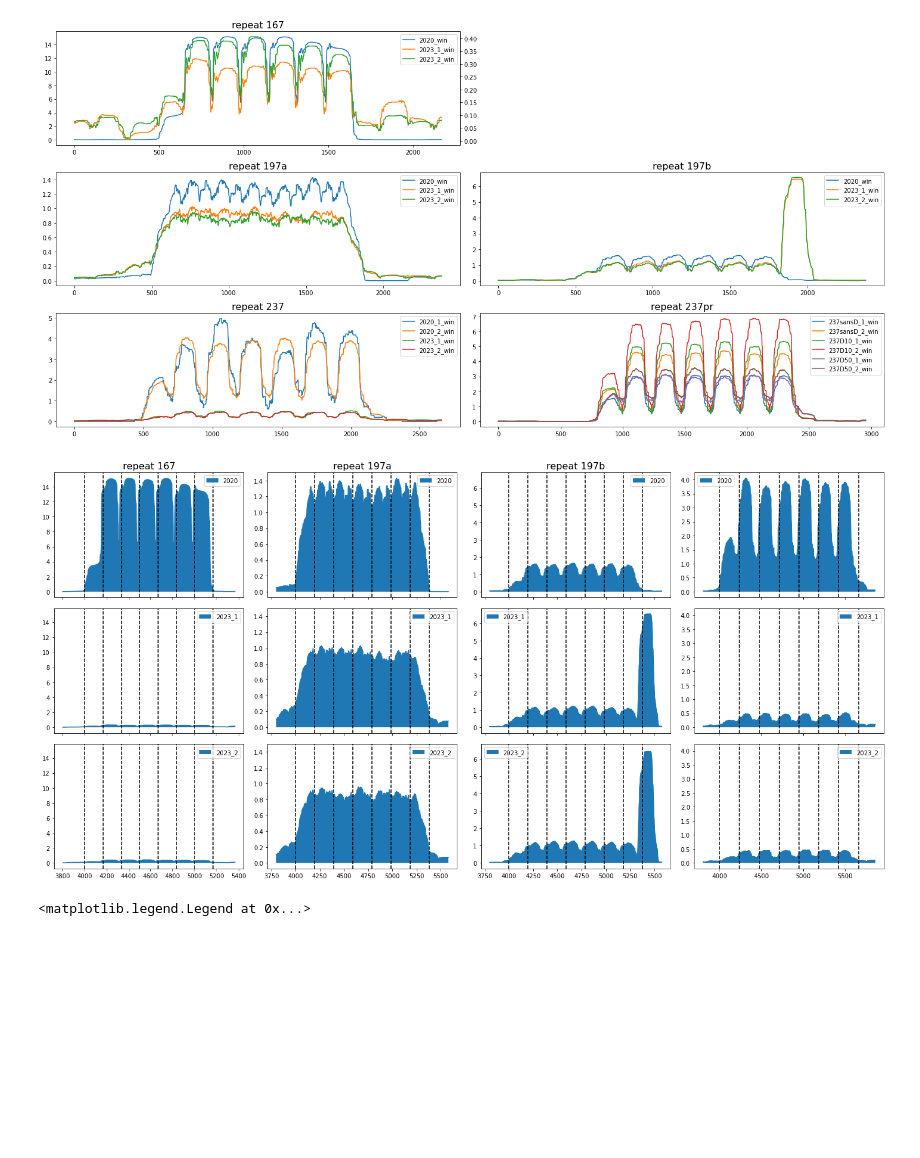
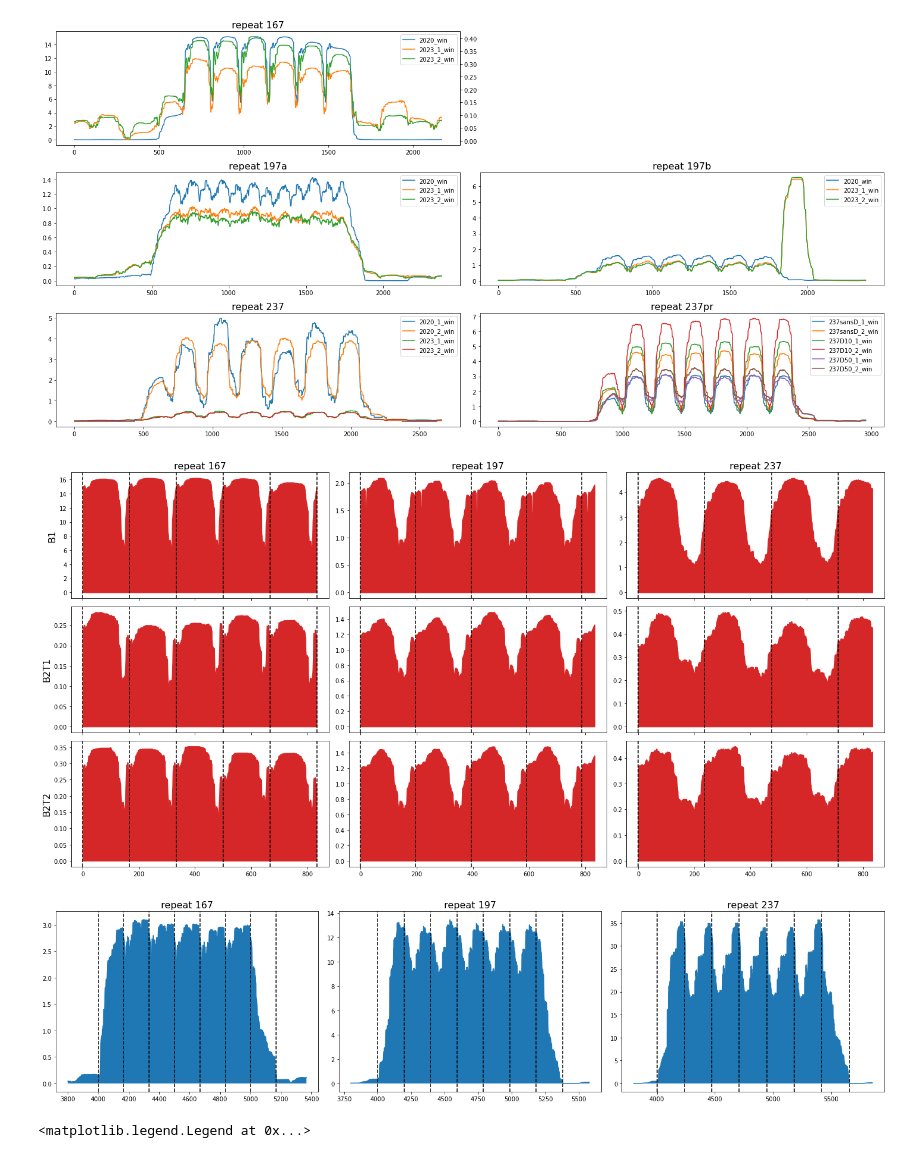
Before and after one commit to Alexwestbrook/mnhn-internship_DeepCNN_ChIP-seq, a Jupyter notebook: JB_alignment_analysis.ipynb, the cells around one changed output. Cells and saved outputs as stored; diff of their text form; code cells hidden in the pictures; blank space fills up the shorter version.

```diff
--- a/JB_alignment_analysis.ipynb
+++ b/JB_alignment_analysis.ipynb
@@ -290,38 +321,61 @@ axes[2, 1].legend()
 # %% [output]
 <matplotlib.legend.Legend at 0x...>
 [figure]
+# %%
+start = 4000
+rstart = 4000
+signals = np.array([[mnase2020_167_win2, mnase2020_197b_win2, mnase2020_237_2_win2],
+                    [mnase2023_167_1_win2, mnase2023_197b_1_win2, mnase2023_237_1_win2],
+                    [mnase2023_167_2_win2, mnase2023_197b_2_win2, mnase2023_237_2_win2]])
+ylabels = ['B1', 'B2T1', 'B2T2']
+repeats = ['167', '197b', '237']
+fig, axes = plt.subplots(3, 3, figsize=(20, 10), facecolor='w', layout='tight', sharex='col')#, sharey='col')
+
+for j in range(3):
+    axes[0, j].set_title(f'repeat {repeats[j][:3]}', fontsize=16)
+for i in range(3):
+    axes[i, 0].set_ylabel(ylabels[i], fontsize=16)
+    for j in range(3):
+        ax = axes[i, j]
+        signal = signals[i, j]
+        rid = repeats[j]
+        rlen = int(rid[:3])
+        # stop = rstart + 7*rlen + (4000-start)
+        # ax.plot(np.arange(start, stop), signal[f'{rid}_7_4kbrf'][start:stop], color=colors[3])
+        # ax.fill_between(np.arange(start, stop), signal[f'{rid}_7_4kbrf'][start:stop], color=colors[3])
+        # for reps in range(0, 8):
+        #     ax.axvline(rstart + reps*rlen, color='k', linestyle='--')
+        start = rstart + rlen
+        stop = start + 5*167
+        ax.plot(signal[f'{rid}_7_4kbrf'][start:stop], color=colors[3])
+        ax.fill_between(np.arange(stop-start), signal[f'{rid}_7_4kbrf'][start:stop], color=colors[3])
+        for reps in range(0, 6-j):
+            ax.axvline(reps*rlen, color='k', linestyle='--')
+# plot_utils.save_fig_and_values(fig, '/home/alex/shared_folder/JB_seqdes/results/mnase_Syn_comparereps_140-170_noedges_sameX', format=['png'])
+# %% [output]
+[figure, added]
 # %%
 start = 3800
 rstart = 4000
-signals = np.array([[mnase2020_167_win,   mnase2020_197a_win,      mnase2020_197b_win,      mnase2020_237_2_win],
-                    [mnase2023_167_1_win, mnase2023_197a_1_win,    mnase2023_197b_2_win,    mnase2023_237_1_win],
-                    [mnase2023_167_2_win, mnase2023_197a_2_win,    mnase2023_197b_1_win,    mnase2023_237_2_win]])
-labels = ['2020', '2023_1', '2023_2']
-repeats = ['167', '197a', '197b', '237']
-fig, axes = plt.subplots(3, 4, figsize=(20, 10), facecolor='w', layout='tight', sharex='col', sharey='col')
+signals = np.array([mnase601_167_win2, mnase601_197_win2, mnase601_237_win2])
+repeats = ['167', '197', '237']
+fig, axes = plt.subplots(1, 3, figsize=(20, 5), facecolor='w', layout='tight', sharex='col', sharey='col')
 
 for j in range(3):
-    axes[0, j].set_title(f'repeat {repeats[j]}', fontsize=16)
-for i in range(3):
-    for j in range(4):
-        ax = axes[i, j]
-        signal = signals[i, j]
-        label = labels[i]
-        rid = repeats[j]
-        rlen = int(rid[:3])
-        stop = rstart + rlen * 7 + (4000-start)
-        if signal is not None:
-            ax.plot(np.arange(start, stop), signal[f'{rid}_7_4kbrf'][start:stop])
-            ax.fill_between(np.arange(start, stop), signal[f'{rid}_7_4kbrf'][start:stop], label=label)
-            # ax.plot(np.arange(rstart, rstop), signal[f'{rid}_7_4kbrf'][rstart:rstop])
-            # ax.fill_between(np.arange(rstart, rstop), signal[f'{rid}_7_4kbrf'][rstart:rstop], label='repeat', color=colors[1])
-            for reps in range(0, 8):
-                ax.axvline(rstart + reps*rlen, color='k', linestyle='--')
-            ax.legend()
-        else:
-            ax.set_axis_off()
+    axes[j].set_title(f'repeat {repeats[j]}', fontsize=16)
+    ax = axes[j]
+    signal = signals[j]
+    rid = repeats[j]
+    rlen = int(rid[:3])
+    stop = rstart + rlen * 7 + (4000-start)
+    ax.plot(np.arange(start, stop), signal[f'{rid}_601_7_4kbrf'][start:stop])
+    ax.fill_between(np.arange(start, stop), signal[f'{rid}_601_7_4kbrf'][start:stop])
+    # ax.plot(np.arange(rstart, rstop), signal[f'{rid}_7_4kbrf'][rstart:rstop])
+    # ax.fill_between(np.arange(rstart, rstop), signal[f'{rid}_7_4kbrf'][rstart:rstop], label='repeat', color=colors[1])
+    for reps in range(0, 8):
+        ax.axvline(rstart + reps*rlen, color='k', linestyle='--')
 # %% [output]
-[figure, old version]
+[figure, new version]
 # %%
 start = 3500
 stop = -3500
```
Also changed, not shown: parts of 11 cells of this notebook, 1 other file.
